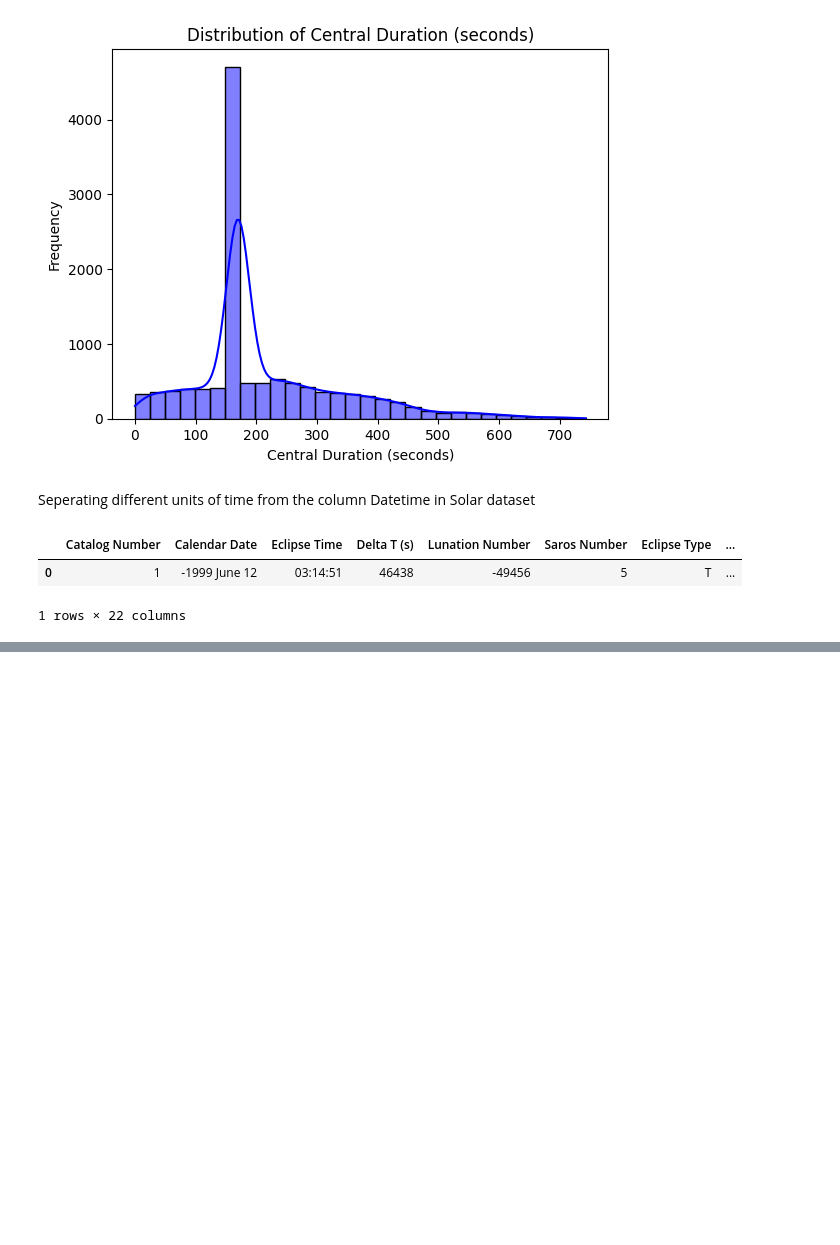
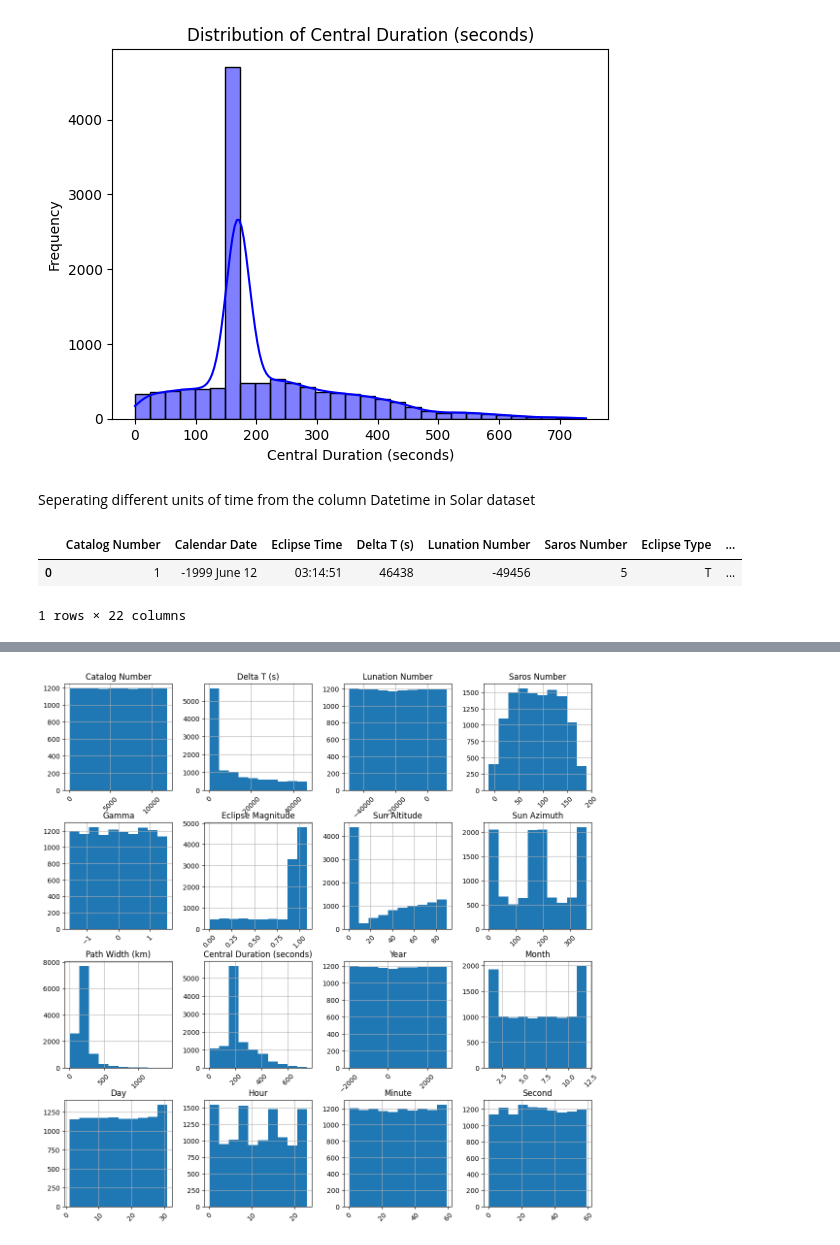
Before and after one commit to SMukherjee2004/eclipsed, a Jupyter notebook: Research/Research_01.ipynb, the cells around one changed output, grey strips where cells are left out. Saved outputs shown, nothing was run; the diff lists cells and outputs as text; code cells hidden in the pictures; blank space fills up the shorter version.

```diff
--- a/Research/Research_01.ipynb
+++ b/Research/Research_01.ipynb
@@ -324,0 +345,5 @@ solar.head(1)
+# %%
+solar.hist(figsize=(14,14), xrot=45)
+plt.show()
+# %% [output]
+[figure, added]
```
Also changed, not shown: parts of 8 cells of this notebook.
